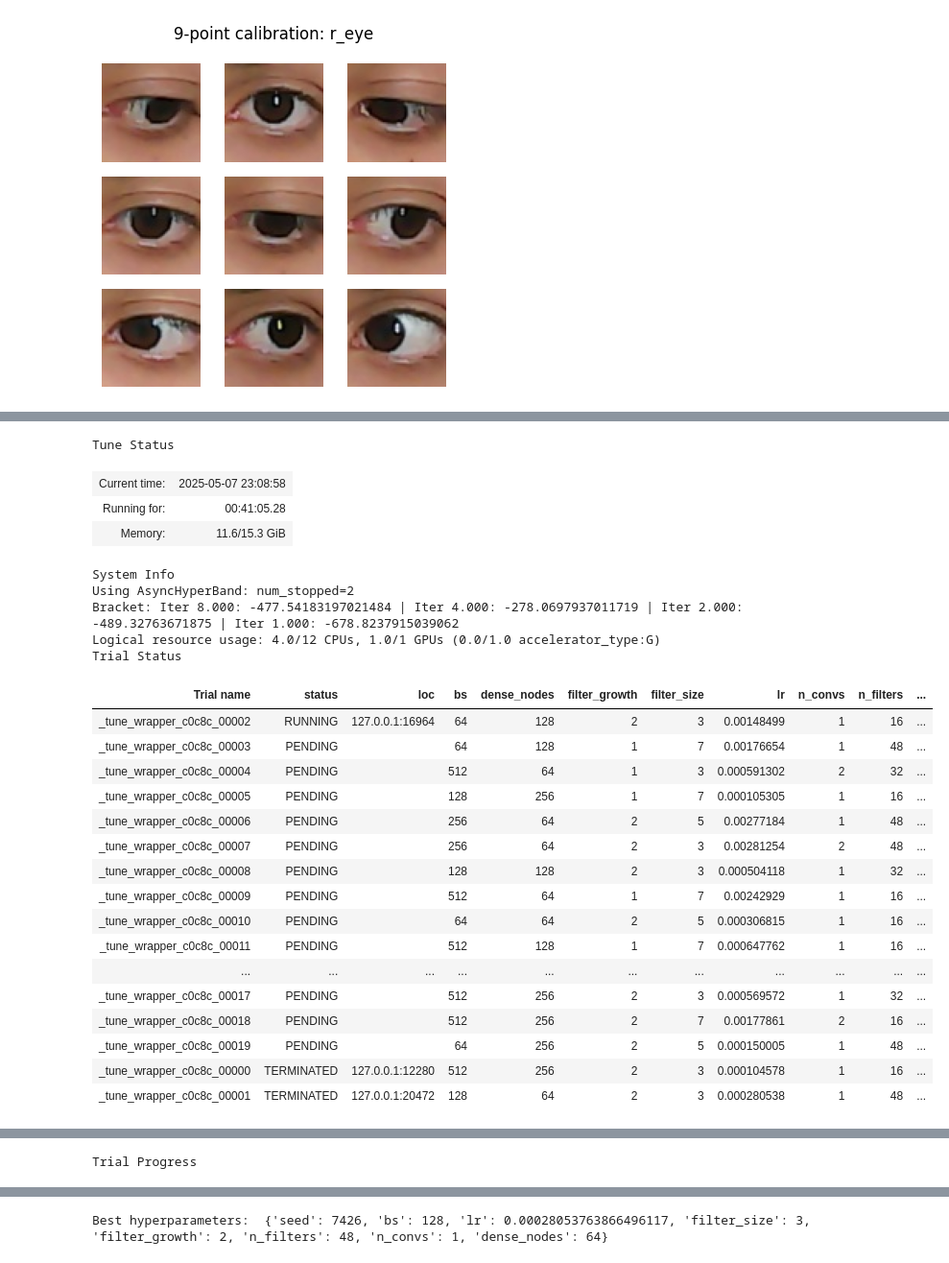
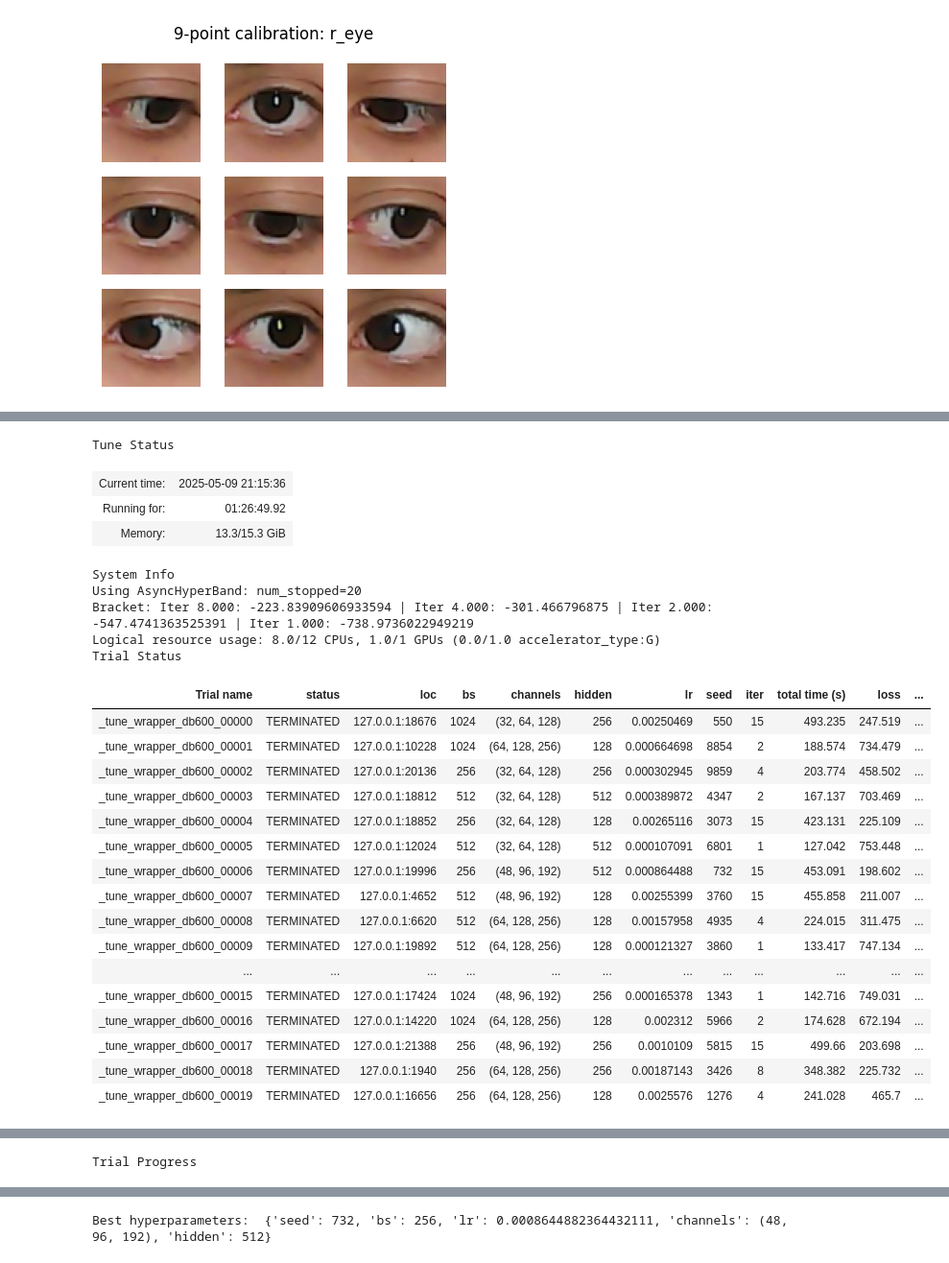
Before and after one commit to YssfDevOps/eye-tracker-vocacions, a Jupyter notebook: src/train_model.ipynb, the cells around one changed output, grey strips where cells are left out. Shown at 96% size. Drawn from its saved outputs; the diff is of its cells as text; code cells hidden in the pictures.

```diff
--- a/src/train_model.ipynb
+++ b/src/train_model.ipynb
@@ -117,19 +121,16 @@ plot_calibration("r_eye")
 [figure]
 [figure]
 # %%
-config = {
-    "seed":          tune.randint(0, 10_000),
-    "bs":            tune.choice([64, 128, 256, 512]),
-    "lr":            tune.loguniform(1e-4, 3e-3),
-    "filter_size":   tune.choice([3, 5, 7]),
-    "filter_growth": tune.choice([1, 2]),
-    "n_filters":     tune.choice([16, 32, 48]),
-    "n_convs":       tune.choice([1, 2]),
-    "dense_nodes":   tune.choice([64, 128, 256]),
+search_space = {
+    "seed":  tune.randint(0, 10000),
+    "bs":    tune.choice([256, 512, 1024]),
+    "lr":    tune.loguniform(1e-4, 3e-3),
+    "channels": tune.choice([(32, 64, 128), (48, 96, 192), (64, 128, 256)]),
+    "hidden":   tune.choice([128, 256, 512]),
 }
 
 analysis = tune_asha(
-    config         = config,
+    search_space   = search_space,
     train_func     = "single",  # utils infers correct trainer wrapper
     name           = "face/tune",
     img_types      = ["face"],
@@ -145,26 +146,26 @@ analysis = tune_asha(
 Tune Status
-| Current time: | 2025-05-07 23:08:58 |
-| Running for: | 00:41:05.28 |
-| Memory: | 11.6/15.3 GiB |
+| Current time: | 2025-05-09 21:15:36 |
+| Running for: | 01:26:49.92 |
+| Memory: | 13.3/15.3 GiB |
 System Info
-Using AsyncHyperBand: num_stopped=2
-Bracket: Iter 8.000: -477.54183197021484 | Iter 4.000: -278.0697937011719 | Iter 2.000: -489.32763671875 | Iter 1.000: -678.8237915039062
-Logical resource usage: 4.0/12 CPUs, 1.0/1 GPUs (0.0/1.0 accelerator_type:G)
+Using AsyncHyperBand: num_stopped=20
+Bracket: Iter 8.000: -223.83909606933594 | Iter 4.000: -301.466796875 | Iter 2.000: -547.4741363525391 | Iter 1.000: -738.9736022949219
+Logical resource usage: 8.0/12 CPUs, 1.0/1 GPUs (0.0/1.0 accelerator_type:G)
 Trial Status
-| Trial name | status | loc | bs | dense_nodes | filter_growth | filter_size | lr | n_convs | n_filters | ... |
-| _tune_wrapper_c0c8c_00002 | RUNNING | 127.0.0.1:16964 | 64 | 128 | 2 | 3 | 0.00148499 | 1 | 16 | ... |
-| _tune_wrapper_c0c8c_00003 | PENDING |  | 64 | 128 | 1 | 7 | 0.00176654 | 1 | 48 | ... |
-| _tune_wrapper_c0c8c_00004 | PENDING |  | 512 | 64 | 1 | 3 | 0.000591302 | 2 | 32 | ... |
-| _tune_wrapper_c0c8c_00005 | PENDING |  | 128 | 256 | 1 | 7 | 0.000105305 | 1 | 16 | ... |
-| _tune_wrapper_c0c8c_00006 | PENDING |  | 256 | 64 | 2 | 5 | 0.00277184 | 1 | 48 | ... |
-| _tune_wrapper_c0c8c_00007 | PENDING |  | 256 | 64 | 2 | 3 | 0.00281254 | 2 | 48 | ... |
-| _tune_wrapper_c0c8c_00008 | PENDING |  | 128 | 128 | 2 | 3 | 0.000504118 | 1 | 32 | ... |
-| _tune_wrapper_c0c8c_00009 | PENDING |  | 512 | 64 | 1 | 7 | 0.00242929 | 1 | 16 | ... |
-| _tune_wrapper_c0c8c_00010 | PENDING |  | 64 | 64 | 2 | 5 | 0.000306815 | 1 | 16 | ... |
-| _tune_wrapper_c0c8c_00011 | PENDING |  | 512 | 128 | 1 | 7 | 0.000647762 | 1 | 16 | ... |
-| ... | ... | ... | ... | ... | ... | ... | ... | ... | ... | ... |
-| _tune_wrapper_c0c8c_00017 | PENDING |  | 512 | 256 | 2 | 3 | 0.000569572 | 1 | 32 | ... |
-| _tune_wrapper_c0c8c_00018 | PENDING |  | 512 | 256 | 2 | 7 | 0.00177861 | 2 | 16 | ... |
-| _tune_wrapper_c0c8c_00019 | PENDING |  | 64 | 256 | 2 | 5 | 0.000150005 | 1 | 48 | ... |
-| _tune_wrapper_c0c8c_00000 | TERMINATED | 127.0.0.1:12280 | 512 | 256 | 2 | 3 | 0.000104578 | 1 | 16 | ... |
-| _tune_wrapper_c0c8c_00001 | TERMINATED | 127.0.0.1:20472 | 128 | 64 | 2 | 3 | 0.000280538 | 1 | 48 | ... |
+| Trial name | status | loc | bs | channels | hidden | lr | seed | iter | total time (s) | loss | ... |
+| _tune_wrapper_db600_00000 | TERMINATED | 127.0.0.1:18676 | 1024 | (32, 64, 128) | 256 | 0.00250469 | 550 | 15 | 493.235 | 247.519 | ... |
+| _tune_wrapper_db600_00001 | TERMINATED | 127.0.0.1:10228 | 1024 | (64, 128, 256) | 128 | 0.000664698 | 8854 | 2 | 188.574 | 734.479 | ... |
+| _tune_wrapper_db600_00002 | TERMINATED | 127.0.0.1:20136 | 256 | (32, 64, 128) | 256 | 0.000302945 | 9859 | 4 | 203.774 | 458.502 | ... |
+| _tune_wrapper_db600_00003 | TERMINATED | 127.0.0.1:18812 | 512 | (32, 64, 128) | 512 | 0.000389872 | 4347 | 2 | 167.137 | 703.469 | ... |
+| _tune_wrapper_db600_00004 | TERMINATED | 127.0.0.1:18852 | 256 | (32, 64, 128) | 128 | 0.00265116 | 3073 | 15 | 423.131 | 225.109 | ... |
+| _tune_wrapper_db600_00005 | TERMINATED | 127.0.0.1:12024 | 512 | (32, 64, 128) | 512 | 0.000107091 | 6801 | 1 | 127.042 | 753.448 | ... |
+| _tune_wrapper_db600_00006 | TERMINATED | 127.0.0.1:19996 | 256 | (48, 96, 192) | 512 | 0.000864488 | 732 | 15 | 453.091 | 198.602 | ... |
+| _tune_wrapper_db600_00007 | TERMINATED | 127.0.0.1:4652 | 512 | (48, 96, 192) | 128 | 0.00255399 | 3760 | 15 | 455.858 | 211.007 | ... |
+| _tune_wrapper_db600_00008 | TERMINATED | 127.0.0.1:6620 | 512 | (64, 128, 256) | 128 | 0.00157958 | 4935 | 4 | 224.015 | 311.475 | ... |
+| _tune_wrapper_db600_00009 | TERMINATED | 127.0.0.1:19892 | 512 | (64, 128, 256) | 128 | 0.000121327 | 3860 | 1 | 133.417 | 747.134 | ... |
+| ... | ... | ... | ... | ... | ... | ... | ... | ... | ... | ... | ... |
+| _tune_wrapper_db600_00015 | TERMINATED | 127.0.0.1:17424 | 1024 | (48, 96, 192) | 256 | 0.000165378 | 1343 | 1 | 142.716 | 749.031 | ... |
+| _tune_wrapper_db600_00016 | TERMINATED | 127.0.0.1:14220 | 1024 | (64, 128, 256) | 128 | 0.002312 | 5966 | 2 | 174.628 | 672.194 | ... |
+| _tune_wrapper_db600_00017 | TERMINATED | 127.0.0.1:21388 | 256 | (48, 96, 192) | 256 | 0.0010109 | 5815 | 15 | 499.66 | 203.698 | ... |
+| _tune_wrapper_db600_00018 | TERMINATED | 127.0.0.1:1940 | 256 | (64, 128, 256) | 256 | 0.00187143 | 3426 | 8 | 348.382 | 225.732 | ... |
+| _tune_wrapper_db600_00019 | TERMINATED | 127.0.0.1:16656 | 256 | (64, 128, 256) | 128 | 0.0025576 | 1276 | 4 | 241.028 | 465.7 | ... |
@@ -210,2 +224,2 @@ Trial Progress
-Best hyperparameters:  {'seed': 7426, 'bs': 128, 'lr': 0.00028053763866496117, 'filter_size': 3, 'filter_growth': 2, 'n_filters': 48, 'n_convs': 1, 'dense_nodes': 64}
+Best hyperparameters:  {'seed': 732, 'bs': 256, 'lr': 0.0008644882364432111, 'channels': (48, 96, 192), 'hidden': 512}
 # %%
```
Also changed, not shown: parts of 12 cells of this notebook, 2 other files.
